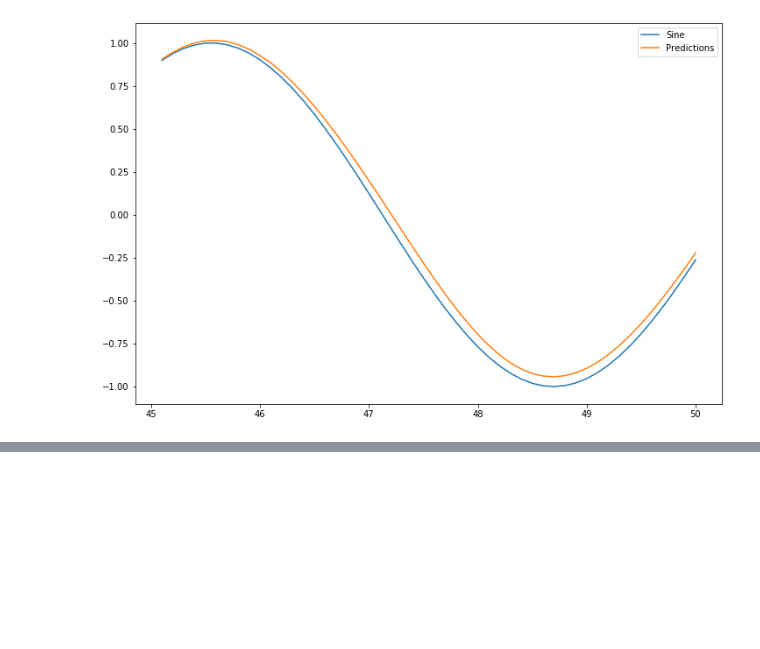
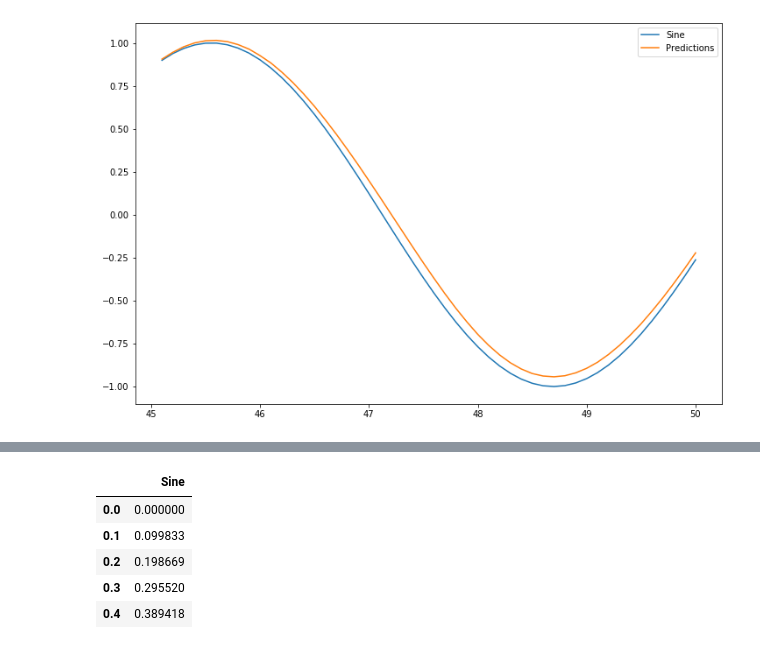
Before and after one commit to GkouskosV/Complete-tensorflow2-and-keras-DeepLearning-bootcamp, a Jupyter notebook: RNN/rnn_SineWave_exercise.ipynb, the cells around one changed output, grey strips where cells are left out. Cells and saved outputs as stored; diff of their text form; code cells hidden in the pictures; blank space fills up the shorter version.

```diff
--- a/RNN/rnn_SineWave_example.ipynb
+++ b/RNN/rnn_SineWave_exercise.ipynb
@@ -518,0 +643,9 @@ test.plot(figsize=(12,8))
+# %%
+df.head()
+# %% [output]
+|  | Sine |
+| 0.0 | 0.000000 |
+| 0.1 | 0.099833 |
+| 0.2 | 0.198669 |
+| 0.3 | 0.295520 |
+| 0.4 | 0.389418 |
```
Also changed, not shown: parts of 21 cells of this notebook.
